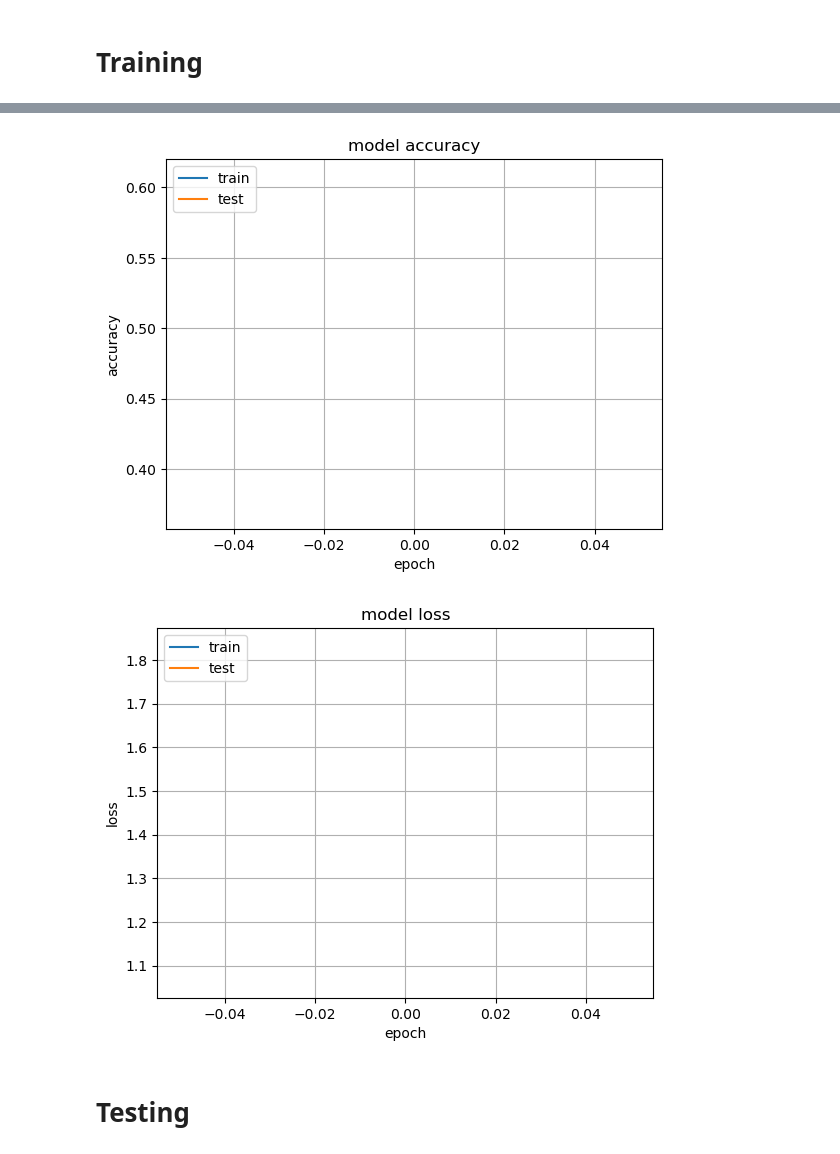
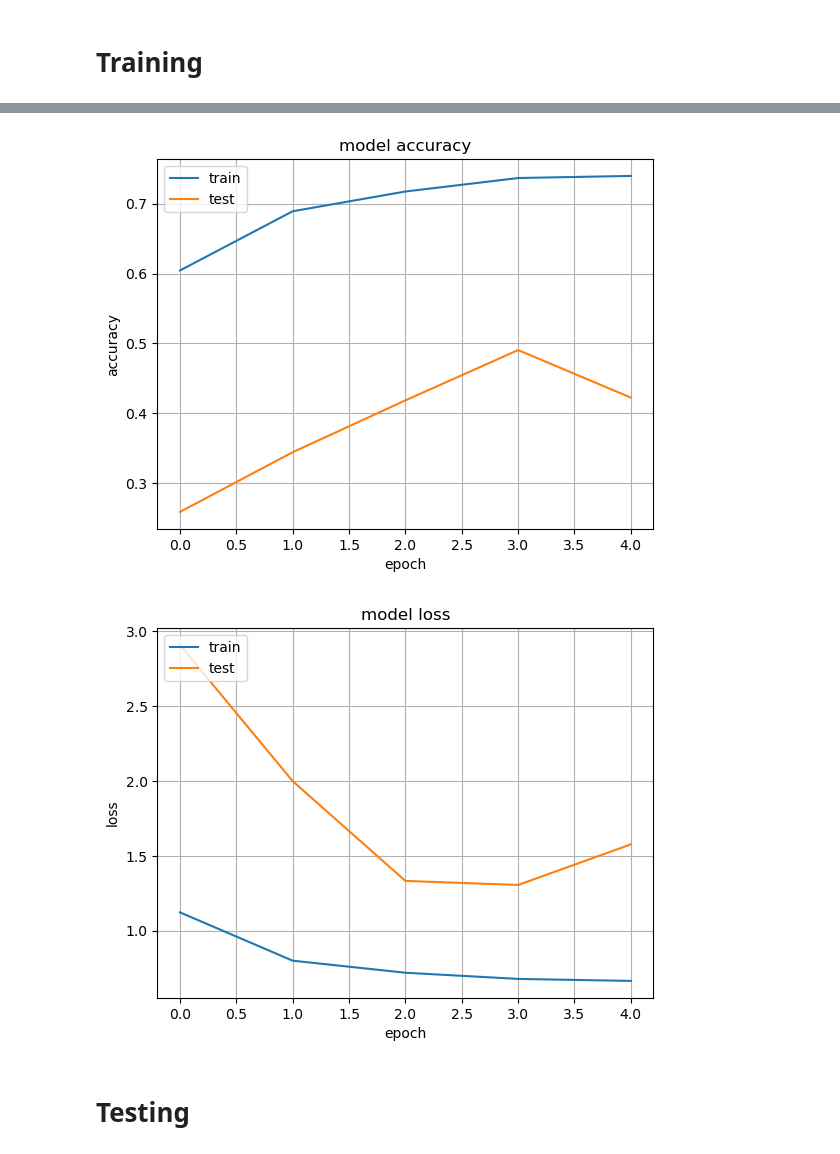
Before and after one commit to mdarfan357/-CNN---Fashion-dataset-, a Jupyter notebook: cnn-fashion-dataset.ipynb, the cells around one changed output, grey strips where cells are left out. Cells and saved outputs as stored; diff of their text form; code cells hidden in the pictures.

```diff
--- a/cnn-fashion-dataset.ipynb
+++ b/cnn-fashion-dataset.ipynb
@@ -222,7 +222,7 @@ model.add(conv_base)
 
 model.add(Flatten())
 
-model.add(Dense(256))
+model.add(Dense(512))
 model.add(Activation('relu'))
 model.add(BatchNormalization())
 
@@ -295,7 +295,7 @@ history = model.fit(train_generator,
                     steps_per_epoch=STEP_SIZE_TRAIN,
                     validation_data=valid_generator,
                     validation_steps=STEP_SIZE_VALID,
-#                     epochs=EPOCHS,
+                    epochs=EPOCHS,
                    callbacks=[checkpoint])
 #                    class_weight=weights)
 
@@ -325,6 +334,6 @@ plt.show()
 dict_keys(['loss', 'accuracy', 'val_loss', 'val_accuracy'])
-[figure, old version]
+[figure, new version]
-[figure, old version]
+[figure, new version]
 # %%
 model = tf.keras.models.load_model("/kaggle/working/model/CNN.h5")
 # %% [markdown]
```
Also changed, not shown: parts of 6 cells of this notebook.
